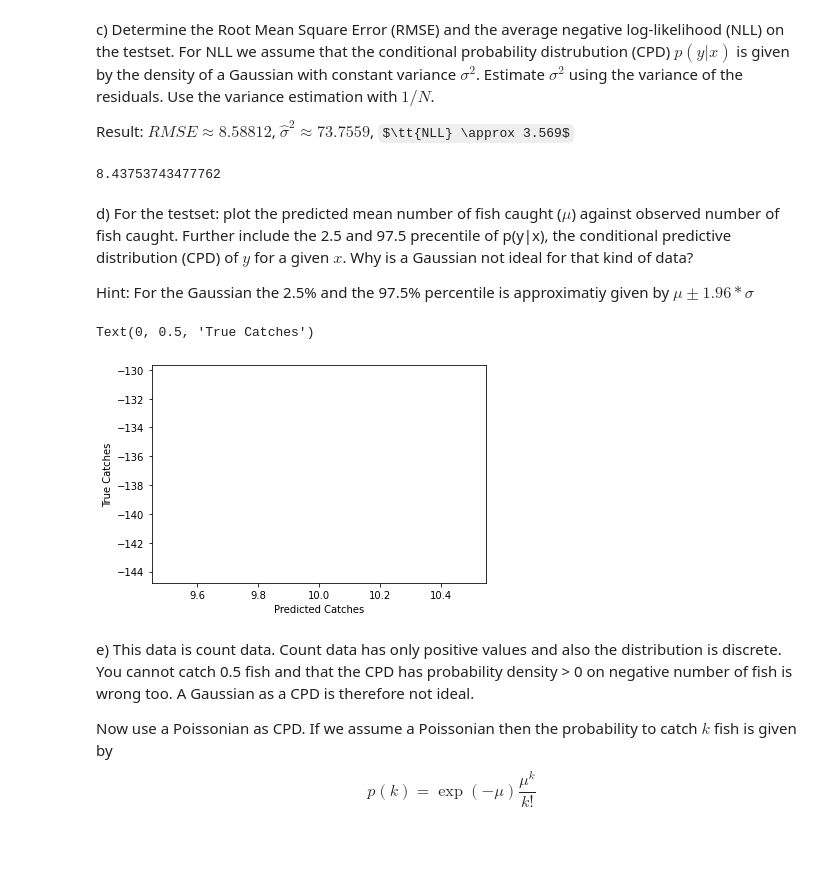
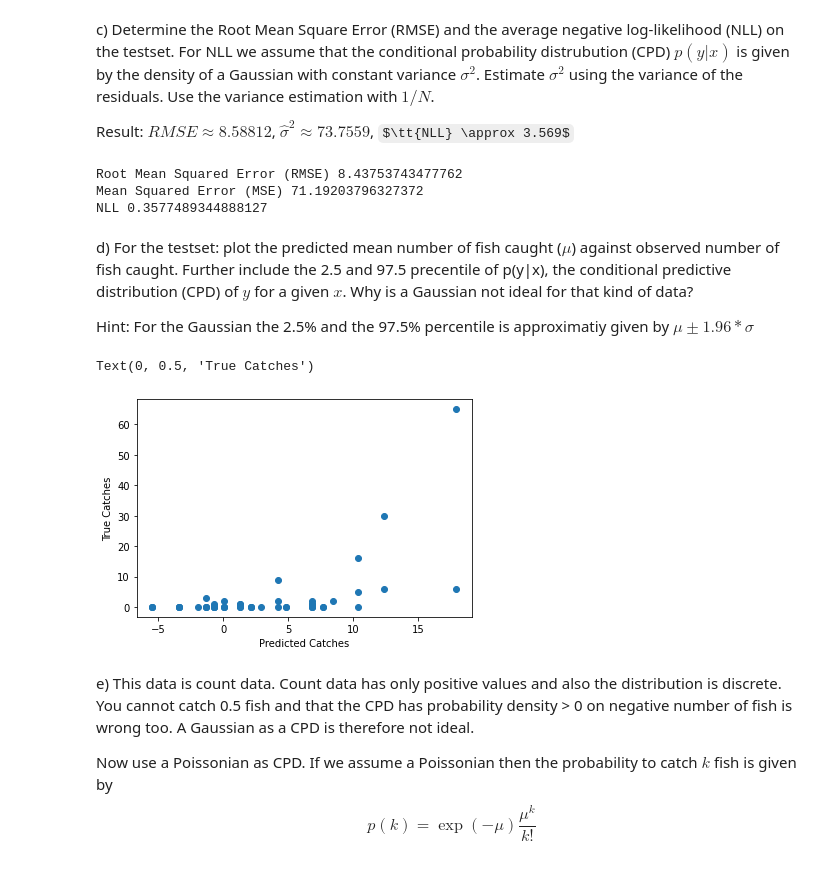
Before and after one commit to schmuecker/machine-learning-course, a Jupyter notebook: 02 linear regression eigengesichtern naive bayes/02.1 linear regression/02.1_Linear_Regression.ipynb, the cells around one changed output. Cells and saved outputs as stored; diff of their text form; code cells hidden in the pictures; some formulas as TeX source.

```diff
--- a/02 linear regression eigengesichtern naive bayes/02.1 linear regression/02.1_Linear_Regression.ipynb
+++ b/02 linear regression eigengesichtern naive bayes/02.1 linear regression/02.1_Linear_Regression.ipynb
@@ -153,29 +153,31 @@ XTXIXT_te = np.matmul(XTXI_te, X_te.T)
 w_te = np.matmul(XTXIXT_te,y_te)
 
 # with scikit
-rms = mean_squared_error(y_te, np.matmul(X_te,w_te), squared=False)
+rms = np.sqrt(np.mean(np.square((y_te_pred[:,0] - y_te[:,0]))))
 
-#log
-rms
+#mean_squared_error(y_te, np.matmul(X_te,w_te), squared=False)
+
+mse = rms ** 2
+nll = mse / (len(y)-1)
+print('Root Mean Squared Error (RMSE)', rms)
+print('Mean Squared Error (MSE)', mse)
+print('NLL', nll)
 # %% [output]
-8.43753743477762
+Root Mean Squared Error (RMSE) 8.43753743477762
+Mean Squared Error (MSE) 71.19203796327372
+NLL 0.3577489344888127
 # %% [markdown]
 d) For the testset: plot the predicted mean number of fish caught ($\mu$) against observed number of fish caught. Further include the 2.5 and 97.5 precentile of p(y|x), the conditional predictive distribution (CPD) of $y$ for a given $x$. Why is a Gaussian not ideal for that kind of data?
 
 Hint: For the Gaussian the 2.5% and the 97.5% percentile is approximatiy given by $\mu \pm 1.96*\sigma$
 # %%
-X_te_array = [10]
-
-#y_te_pred = np.dot(X_te_array,w_te)
-
-y_te_pred = np.matmul(X_te_array,w_te[0])
-plt.plot(X_te_array, y_te_pred)
-#plt.scatter([y_te_pred[:,0]], [y_te[:,0]])
+y_te_pred = np.matmul(X_te,w_te)
+plt.scatter([y_te_pred[:,0]], [y_te[:,0]])
 plt.xlabel('Predicted Catches')
 plt.ylabel('True Catches')
 # %% [output]
 Text(0, 0.5, 'True Catches')
-[figure, old version]
+[figure, new version]
 # %% [markdown]
 e) This data is count data. Count data has only positive values and also the distribution is discrete. You cannot catch 0.5 fish and that the CPD has probability density > 0 on negative number of fish is wrong too. A Gaussian as a CPD is therefore not ideal.
 
```
